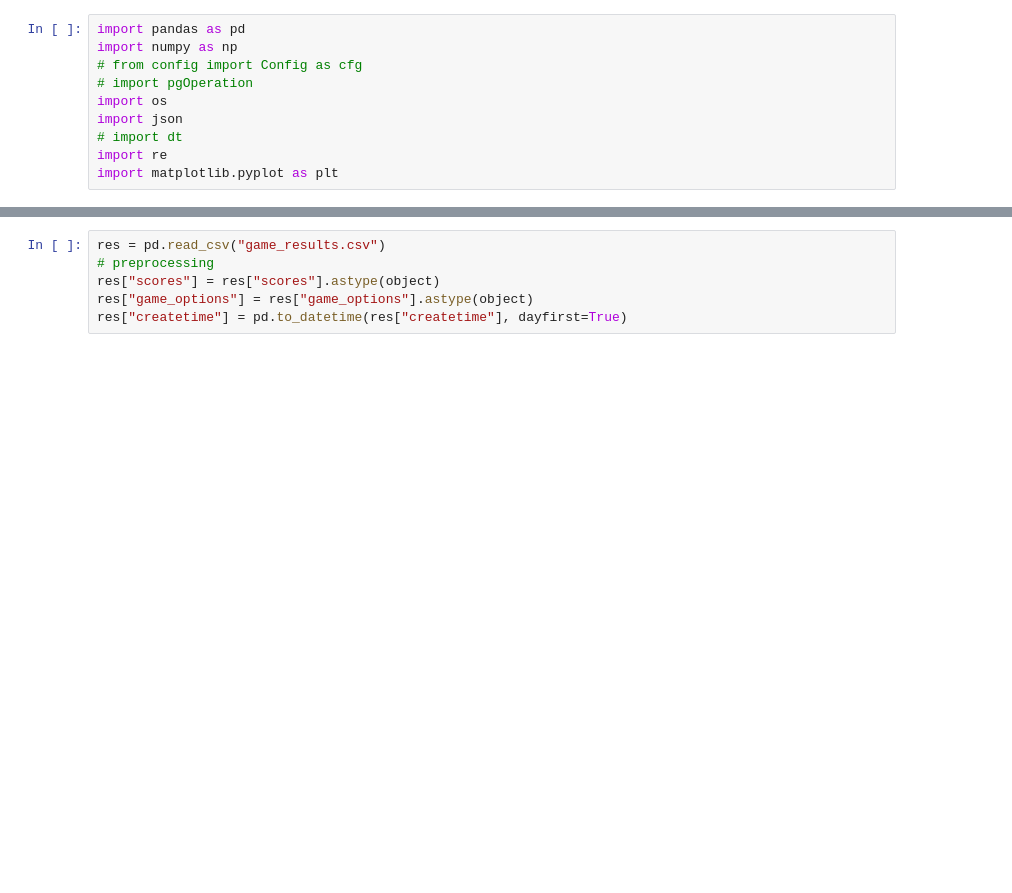
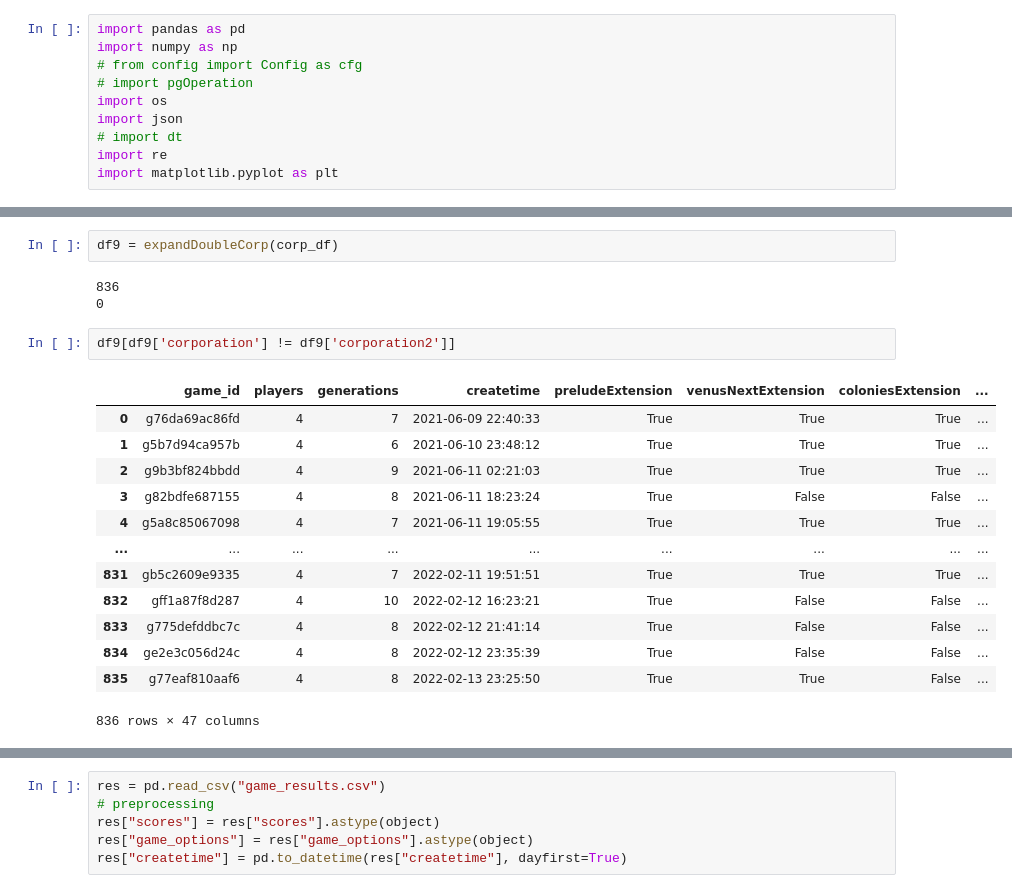
Before and after one commit to Ender-Wiggin2019/tfm-summary, a Jupyter notebook: tfm_data_summary.ipynb, the cells around one changed output, grey strips where cells are left out. Drawn from its saved outputs; the diff is of its cells as text; blank space fills up the shorter version.

```diff
--- a/tfm_data_summary.ipynb
+++ b/tfm_data_summary.ipynb
@@ -49,3 +61,24 @@ player_group = player_ori.groupby([pd.Grouper(key='createtime', freq='2W-SUN')])
     .mean() \
     .sort_index()
     # .reset_index() \
+# %%
+df9 = expandDoubleCorp(corp_df)
+# %% [output]
+836
+0
+# %%
+df9[df9['corporation'] != df9['corporation2']]
+# %% [output]
+|  | game_id | players | generations | createtime | preludeExtension | venusNextExtension | coloniesExtension | ... |
+| 0 | g76da69ac86fd | 4 | 7 | 2021-06-09 22:40:33 | True | True | True | ... |
+| 1 | g5b7d94ca957b | 4 | 6 | 2021-06-10 23:48:12 | True | True | True | ... |
+| 2 | g9b3bf824bbdd | 4 | 9 | 2021-06-11 02:21:03 | True | True | True | ... |
+| 3 | g82bdfe687155 | 4 | 8 | 2021-06-11 18:23:24 | True | False | False | ... |
+| 4 | g5a8c85067098 | 4 | 7 | 2021-06-11 19:05:55 | True | True | True | ... |
+| ... | ... | ... | ... | ... | ... | ... | ... | ... |
+| 831 | gb5c2609e9335 | 4 | 7 | 2022-02-11 19:51:51 | True | True | True | ... |
+| 832 | gff1a87f8d287 | 4 | 10 | 2022-02-12 16:23:21 | True | False | False | ... |
+| 833 | g775defddbc7c | 4 | 8 | 2022-02-12 21:41:14 | True | False | False | ... |
+| 834 | ge2e3c056d24c | 4 | 8 | 2022-02-12 23:35:39 | True | False | False | ... |
+| 835 | g77eaf810aaf6 | 4 | 8 | 2022-02-13 23:25:50 | True | True | False | ... |
+836 rows × 47 columns
```
Also changed, not shown: parts of 8 cells of this notebook, 2 other files.
